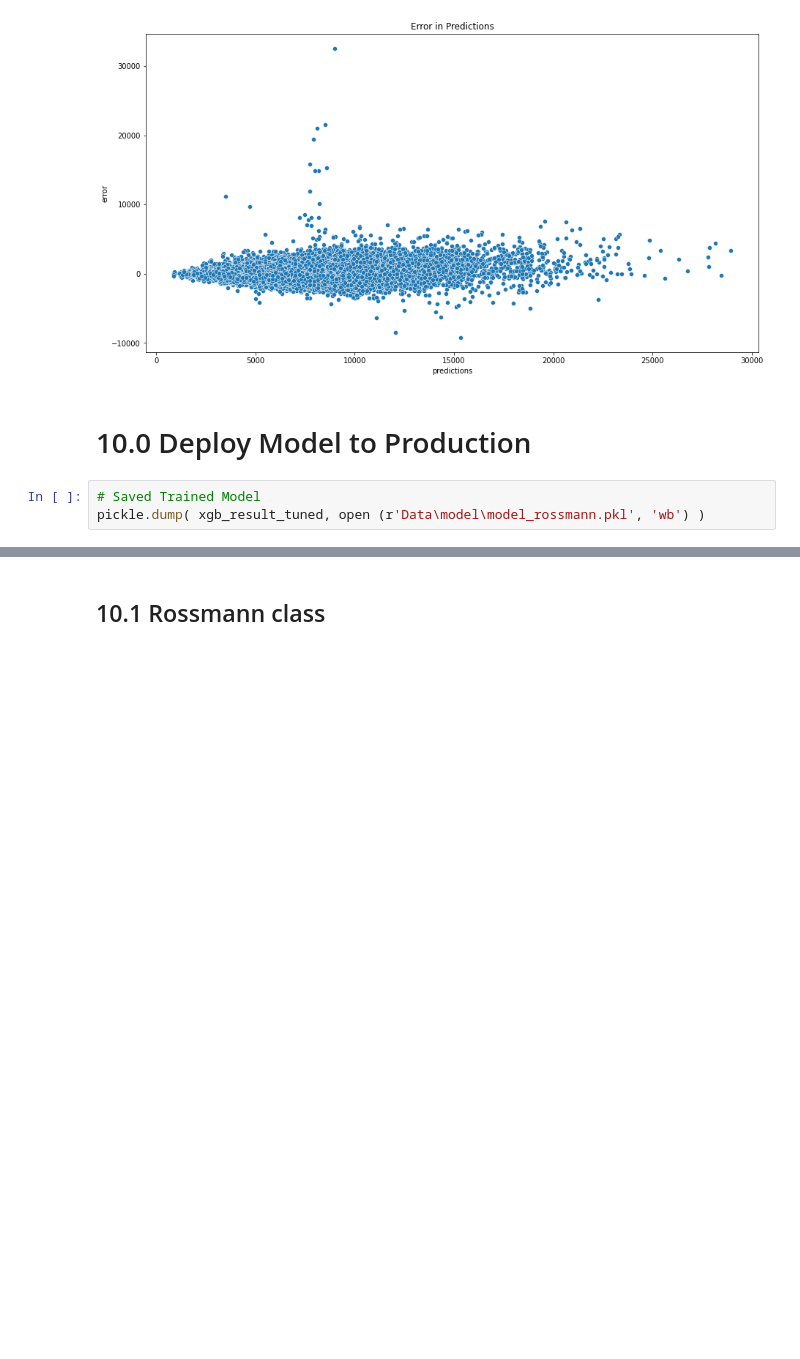
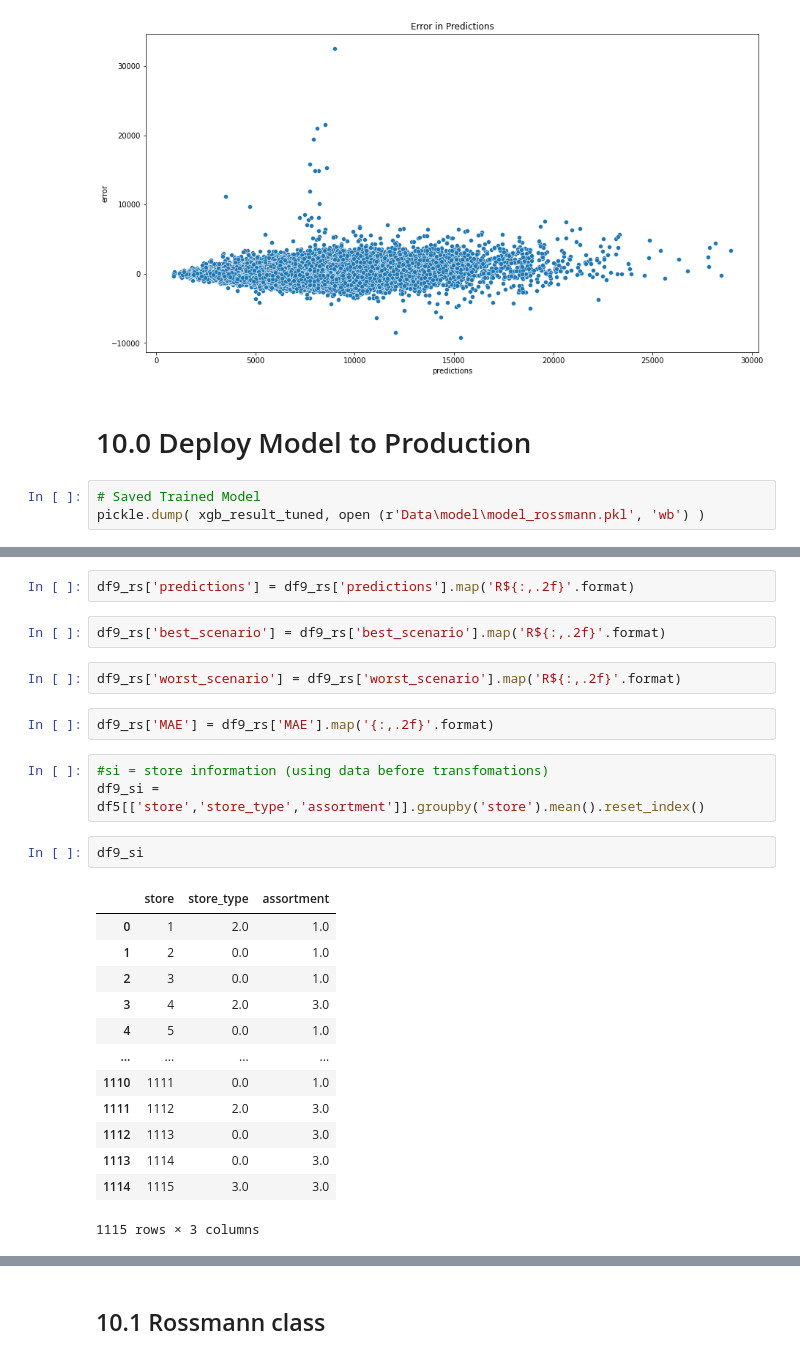
Before and after one commit to PDamaral/Rossmann_Predict_Sales, a Jupyter notebook: Sales_Forecast_Rossmann_C01.ipynb, the cells around one changed output, grey strips where cells are left out. Cells and saved outputs as stored; diff of their text form; blank space fills up the shorter version.

Commit message:
Data to visualization updated

```diff
--- a/Sales_Forecast_Rossmann_C01.ipynb
+++ b/Sales_Forecast_Rossmann_C01.ipynb
@@ -1524,0 +1500,27 @@ df9_vs
+# %%
+df9_rs['predictions'] = df9_rs['predictions'].map('R${:,.2f}'.format)
+# %%
+df9_rs['best_scenario'] = df9_rs['best_scenario'].map('R${:,.2f}'.format)
+# %%
+df9_rs['worst_scenario'] = df9_rs['worst_scenario'].map('R${:,.2f}'.format)
+# %%
+df9_rs['MAE'] = df9_rs['MAE'].map('{:,.2f}'.format)
+# %%
+#si = store information (using data before transfomations)
+df9_si = df5[['store','store_type','assortment']].groupby('store').mean().reset_index()
+# %%
+df9_si
+# %% [output]
+|  | store | store_type | assortment |
+| 0 | 1 | 2.0 | 1.0 |
+| 1 | 2 | 0.0 | 1.0 |
+| 2 | 3 | 0.0 | 1.0 |
+| 3 | 4 | 2.0 | 3.0 |
+| 4 | 5 | 0.0 | 1.0 |
+| ... | ... | ... | ... |
+| 1110 | 1111 | 0.0 | 1.0 |
+| 1111 | 1112 | 2.0 | 3.0 |
+| 1112 | 1113 | 0.0 | 3.0 |
+| 1113 | 1114 | 0.0 | 3.0 |
+| 1114 | 1115 | 3.0 | 3.0 |
+1115 rows × 3 columns
```
Also changed, not shown: parts of 12 cells of this notebook, 1 other file.
